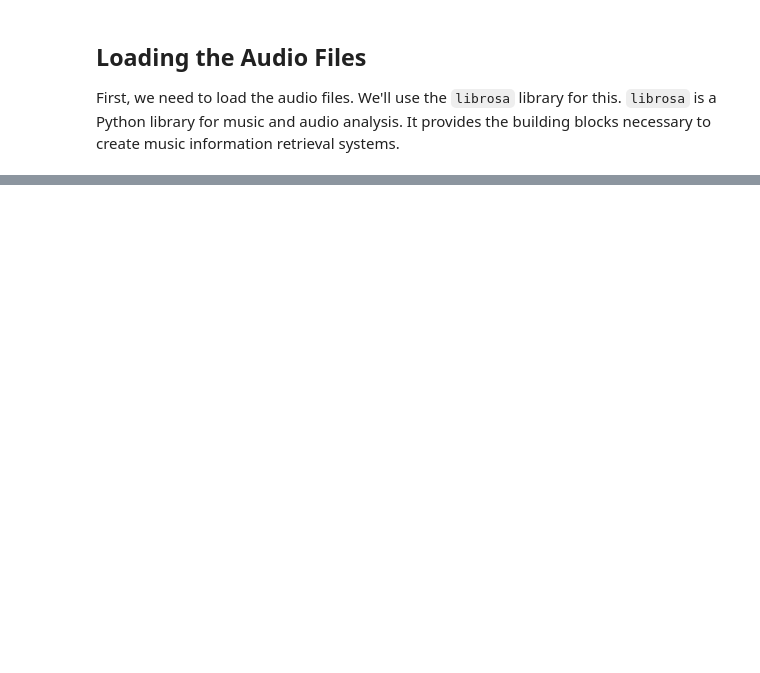
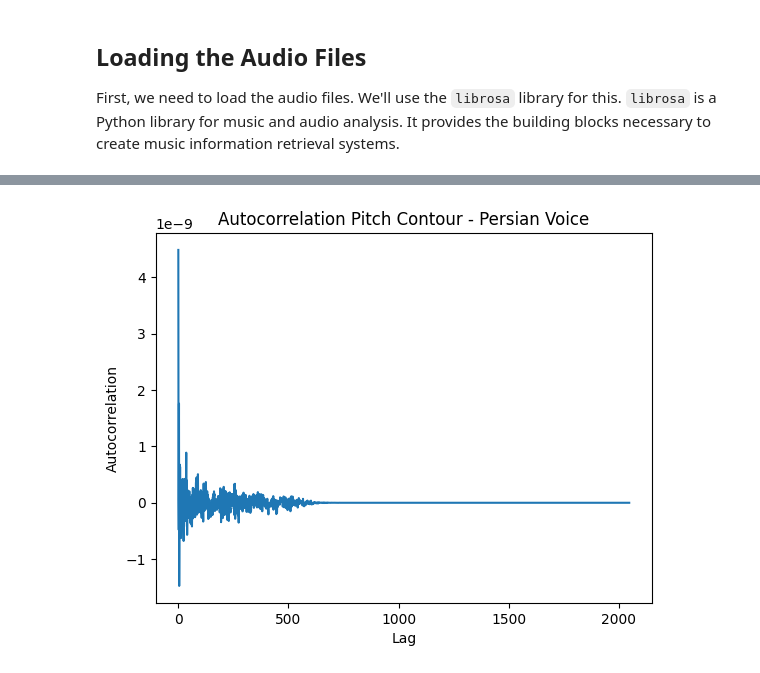
Before and after one commit to sina-ss/find-pitch-contour, a Jupyter notebook: find-pitch-contour.ipynb, the cells around one changed output, grey strips where cells are left out. Cells and saved outputs as stored; diff of their text form; code cells hidden in the pictures; blank space fills up the shorter version.

```diff
--- a/find-pitch-contour.ipynb
+++ b/find-pitch-contour.ipynb
@@ -62,24 +71,27 @@ We will use the `pyACA` library, which provides a function to compute the Autoco
 # %%
-# Compute pitch using Autocorrelation for English voice
-pitch_en_autocorr = computePitch('Autocorrelation', voice_en, sr_en)
+def compute_autocorrelation(signal, frame_size):
+    # Initialize the array to hold the autocorrelation values
+    autocorr_values = np.zeros(frame_size)
 
-# Compute pitch using Autocorrelation for Persian voice
-pitch_fa_autocorr = computePitch('Autocorrelation', voice_fa, sr_fa)
+    # Loop over each possible lag (up to frame size)
+    for lag in range(frame_size):
+        # Calculate the autocorrelation for this lag
+        autocorr_values[lag] = np.correlate(signal[:-lag or None], signal[lag:])
 
-# Plotting the pitch contour for English voice
-plt.figure(figsize=(10, 4))
-plt.plot(pitch_en_autocorr)
-plt.title('Pitch Contour for English Voice (Autocorrelation)')
-plt.xlabel('Time')
-plt.ylabel('Pitch')
+    return autocorr_values
+
+# Apply the Autocorrelation method to a frame of the Persian voice signal
+frame_fa = signal_fa[:frame_size]
+autocorr_values_fa = compute_autocorrelation(frame_fa, frame_size)
+
+# Plot the results
+plt.figure()
+plt.plot(autocorr_values_fa)
+plt.title('Autocorrelation Pitch Contour - Persian Voice')
+plt.xlabel('Lag')
+plt.ylabel('Autocorrelation')
 plt.show()
-
-# Plotting the pitch contour for Persian voice
-plt.figure(figsize=(10, 4))
-plt.plot(pitch_fa_autocorr)
-plt.title('Pitch Contour for Persian Voice (Autocorrelation)')
-plt.xlabel('Time')
-plt.ylabel('Pitch')
-plt.show()
+# %% [output]
+[figure, added]
 # %% [markdown]
 ## Extracting Pitch Contour using Cepstrum
```
Also changed, not shown: parts of 9 cells of this notebook, 6 other files.
